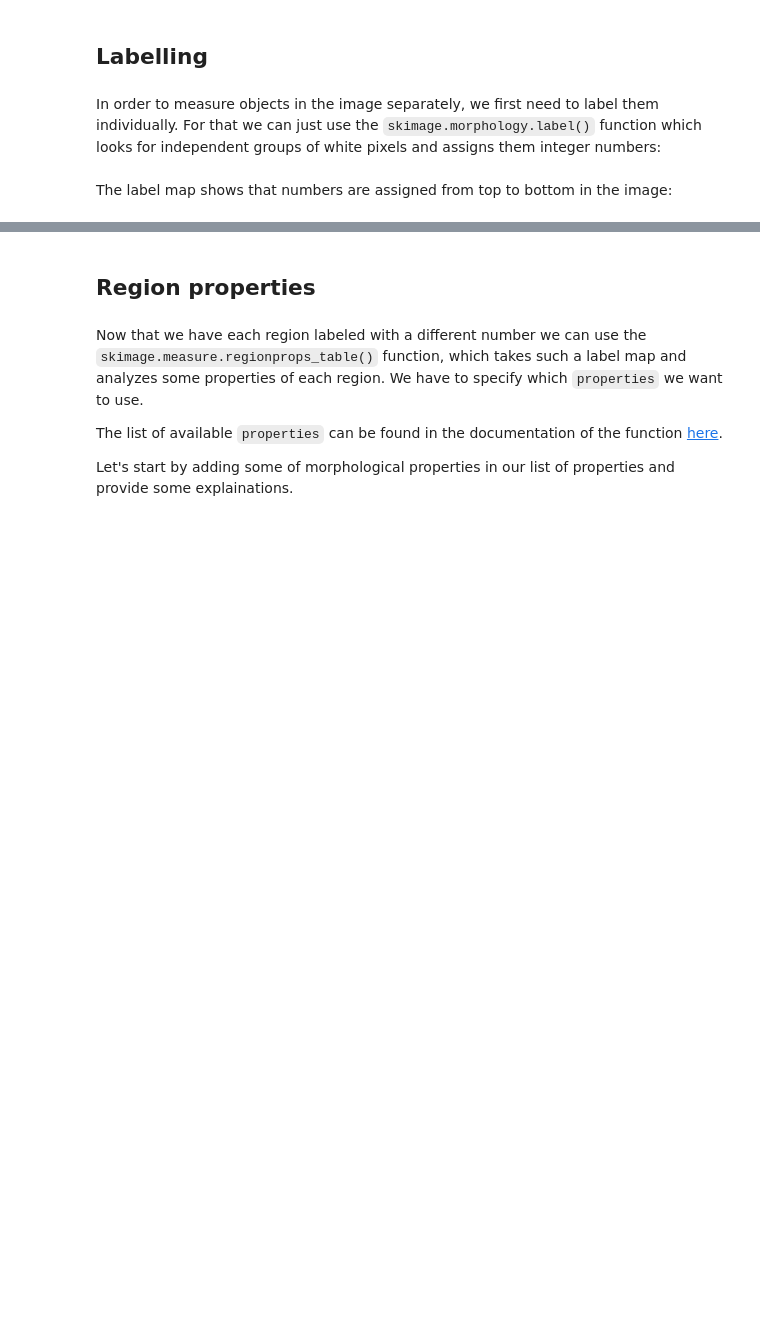
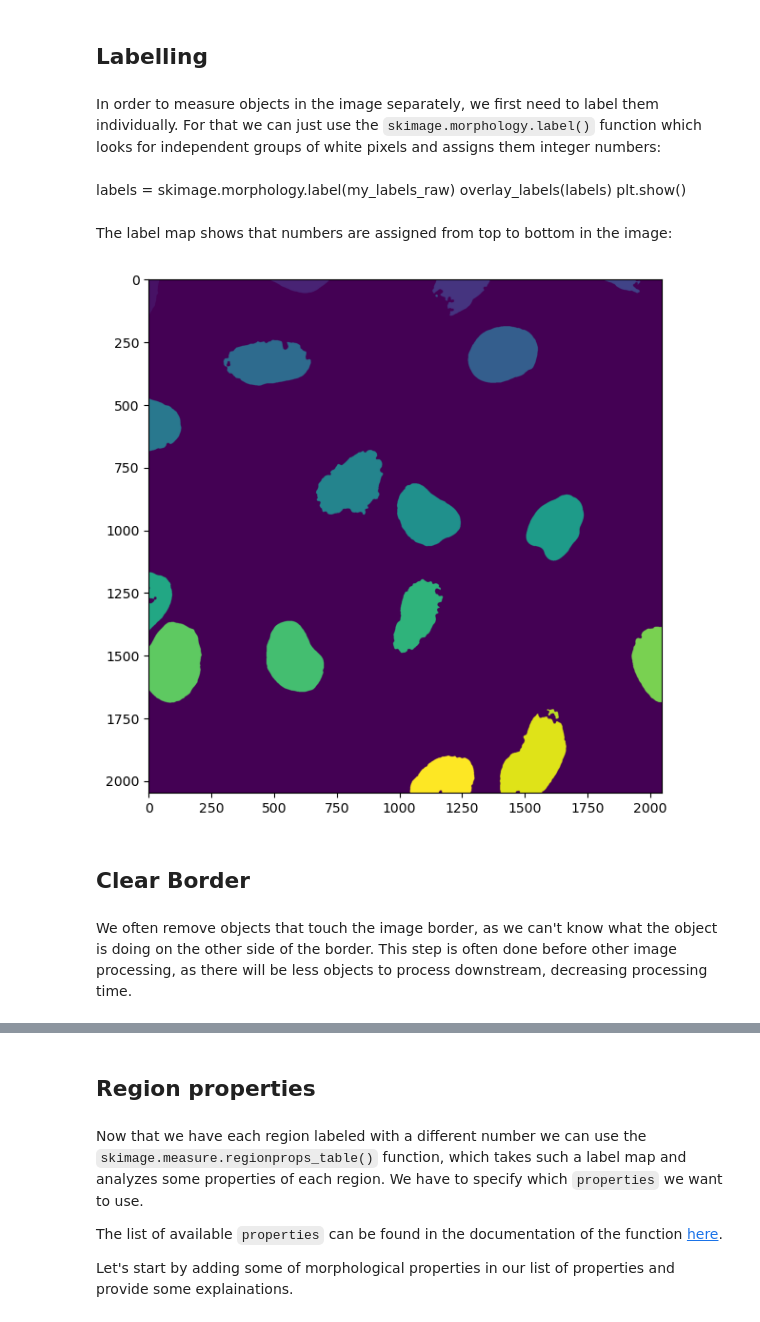
Before and after one commit to Euro-BioImaging/evolve-python-hybrid-course, a Jupyter notebook: Day_2_June_24/Jupyter_Notebooks/04_feature_extraction.ipynb, the cells around one changed output, grey strips where cells are left out. Drawn from its saved outputs; the diff is of its cells as text; code cells hidden in the pictures; blank space fills up the shorter version.

````diff
--- a/Day_2_June_24/Jupyter_Notebooks/04_feature_extraction.ipynb
+++ b/Day_2_June_24/Jupyter_Notebooks/04_feature_extraction.ipynb
@@ -37,4 +71,4 @@ plt.imshow(mask_nuclei, cmap = 'gray');
 # %% [markdown]
 In order to measure objects in the image separately, we first need to label them individually. For that we can just use the ```skimage.morphology.label()``` function which looks for independent groups of white pixels and assigns them integer numbers:
 # %%
-my_labels = skimage.morphology.label(mask_nuclei)
+my_labels_raw = skimage.morphology.label(mask_nuclei)
@@ -41,2 +100,15 @@ my_labels = skimage.morphology.label(mask_nuclei)
+# %% [markdown]
+labels = skimage.morphology.label(my_labels_raw)
+overlay_labels(labels)
+plt.show()
 # %% [markdown]
 The label map shows that numbers are assigned from top to bottom in the image:
+# %%
+plt.subplots(figsize=(7,7))
+plt.imshow(my_labels_raw);
+# %% [output]
+[figure, added]
+# %% [markdown]
+## Clear Border
+# %% [markdown]
+We often remove objects that touch the image border, as we can't know what the object is doing on the other side of the border. This step is often done before other image processing, as there will be less objects to process downstream, decreasing processing time.
````
Also changed, not shown: parts of 78 cells of this notebook, 9 other files.
